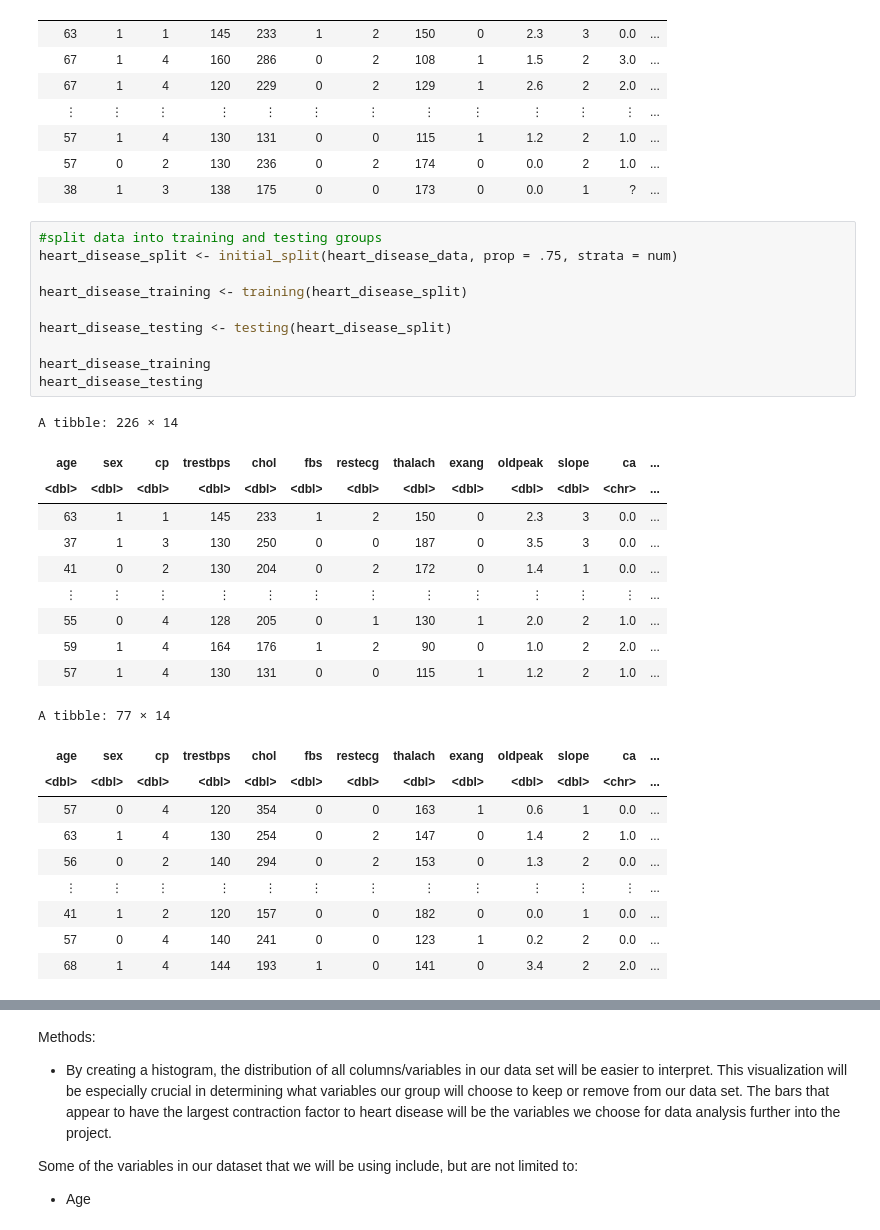
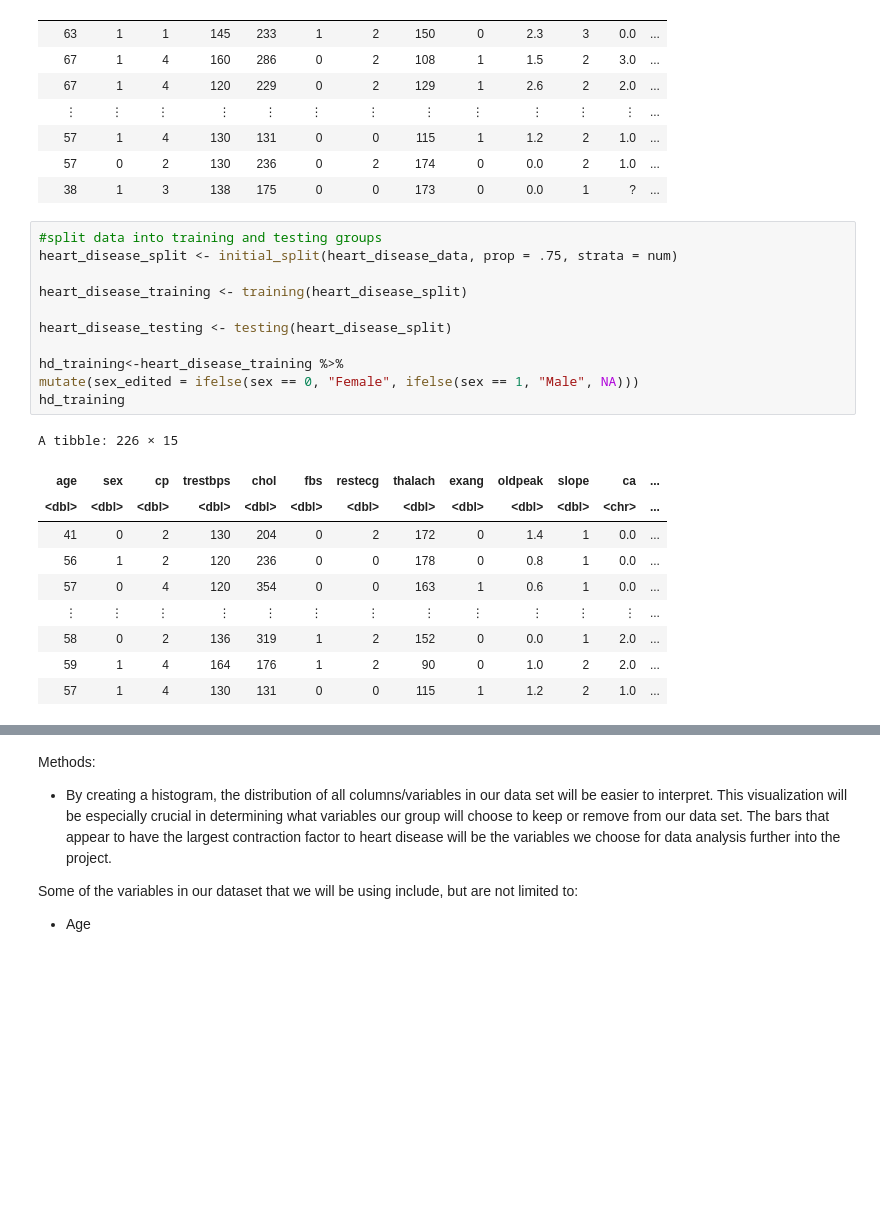
Before and after one commit to acorni02/dsci-100-2022w1-group-4, a Jupyter notebook: group_project_proposal.ipynb, the cells around one changed output, grey strips where cells are left out. Saved outputs shown, nothing was run; the diff lists cells and outputs as text; blank space fills up the shorter version.

```diff
--- a/group_project_proposal.ipynb
+++ b/group_project_proposal.ipynb
@@ -73,31 +55,22 @@ A tibble: 303 × 14
 # %%
 #split data into training and testing groups
 heart_disease_split <- initial_split(heart_disease_data, prop = .75, strata = num)
 
 heart_disease_training <- training(heart_disease_split)
 
 heart_disease_testing <- testing(heart_disease_split)
 
-heart_disease_training
-heart_disease_testing
+hd_training<-heart_disease_training %>%
+mutate(sex_edited = ifelse(sex == 0, "Female", ifelse(sex == 1, "Male", NA)))
+hd_training
 # %% [output]
-A tibble: 226 × 14
+A tibble: 226 × 15
 | age | sex | cp | trestbps | chol | fbs | restecg | thalach | exang | oldpeak | slope | ca | ... |
 | <dbl> | <dbl> | <dbl> | <dbl> | <dbl> | <dbl> | <dbl> | <dbl> | <dbl> | <dbl> | <dbl> | <chr> | ... |
-| 63 | 1 | 1 | 145 | 233 | 1 | 2 | 150 | 0 | 2.3 | 3 | 0.0 | ... |
-| 37 | 1 | 3 | 130 | 250 | 0 | 0 | 187 | 0 | 3.5 | 3 | 0.0 | ... |
 | 41 | 0 | 2 | 130 | 204 | 0 | 2 | 172 | 0 | 1.4 | 1 | 0.0 | ... |
+| 56 | 1 | 2 | 120 | 236 | 0 | 0 | 178 | 0 | 0.8 | 1 | 0.0 | ... |
+| 57 | 0 | 4 | 120 | 354 | 0 | 0 | 163 | 1 | 0.6 | 1 | 0.0 | ... |
 | ⋮ | ⋮ | ⋮ | ⋮ | ⋮ | ⋮ | ⋮ | ⋮ | ⋮ | ⋮ | ⋮ | ⋮ | ... |
-| 55 | 0 | 4 | 128 | 205 | 0 | 1 | 130 | 1 | 2.0 | 2 | 1.0 | ... |
+| 58 | 0 | 2 | 136 | 319 | 1 | 2 | 152 | 0 | 0.0 | 1 | 2.0 | ... |
 | 59 | 1 | 4 | 164 | 176 | 1 | 2 | 90 | 0 | 1.0 | 2 | 2.0 | ... |
 | 57 | 1 | 4 | 130 | 131 | 0 | 0 | 115 | 1 | 1.2 | 2 | 1.0 | ... |
-A tibble: 77 × 14
-| age | sex | cp | trestbps | chol | fbs | restecg | thalach | exang | oldpeak | slope | ca | ... |
-| <dbl> | <dbl> | <dbl> | <dbl> | <dbl> | <dbl> | <dbl> | <dbl> | <dbl> | <dbl> | <dbl> | <chr> | ... |
-| 57 | 0 | 4 | 120 | 354 | 0 | 0 | 163 | 1 | 0.6 | 1 | 0.0 | ... |
-| 63 | 1 | 4 | 130 | 254 | 0 | 2 | 147 | 0 | 1.4 | 2 | 1.0 | ... |
-| 56 | 0 | 2 | 140 | 294 | 0 | 2 | 153 | 0 | 1.3 | 2 | 0.0 | ... |
-| ⋮ | ⋮ | ⋮ | ⋮ | ⋮ | ⋮ | ⋮ | ⋮ | ⋮ | ⋮ | ⋮ | ⋮ | ... |
-| 41 | 1 | 2 | 120 | 157 | 0 | 0 | 182 | 0 | 0.0 | 1 | 0.0 | ... |
-| 57 | 0 | 4 | 140 | 241 | 0 | 0 | 123 | 1 | 0.2 | 2 | 0.0 | ... |
-| 68 | 1 | 4 | 144 | 193 | 1 | 0 | 141 | 0 | 3.4 | 2 | 2.0 | ... |
```
Also changed, not shown: parts of 4 cells of this notebook.
